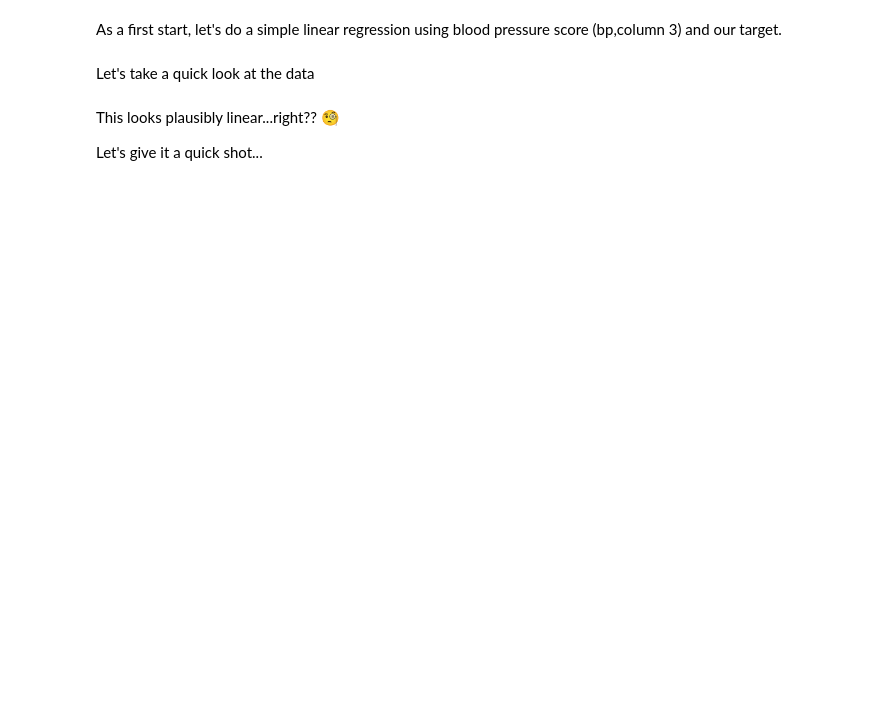
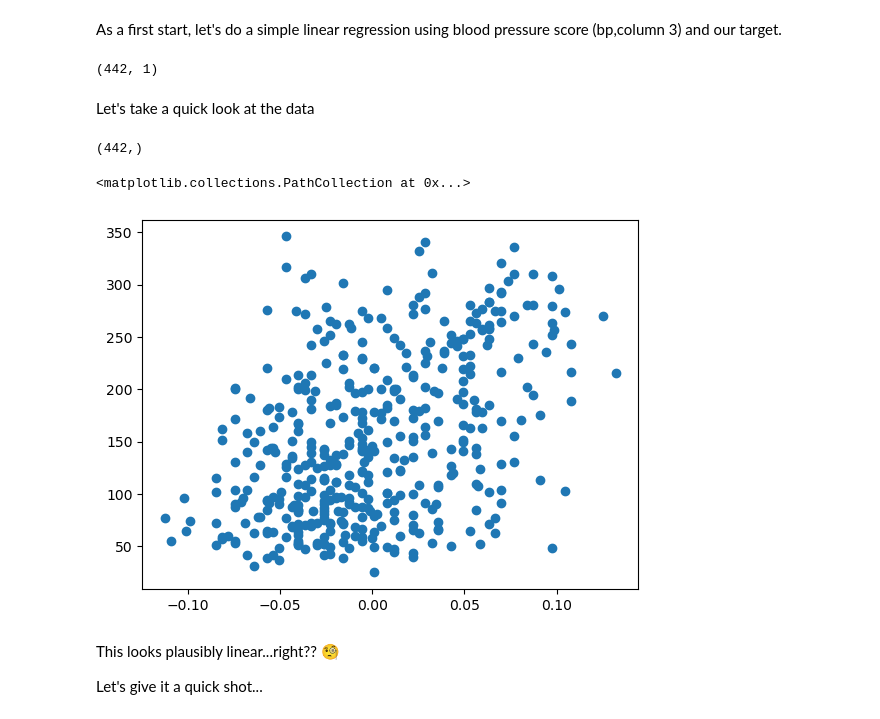
Before and after one commit to EJMancero/Jupyter_Content2, a Jupyter notebook: 08_Bias_variance_tradeoff_student.ipynb, the cells around one changed output. Cells and saved outputs as stored; diff of their text form; code cells hidden in the pictures; blank space fills up the shorter version.

```diff
--- a/08_Bias_variance_tradeoff_student.ipynb
+++ b/08_Bias_variance_tradeoff_student.ipynb
@@ -16,9 +24,25 @@ from sklearn.datasets import load_diabetes
 # %%
  # Reload for sklearn use
+X_diabetes, y_diabetes = load_diabetes(return_X_y = True)
 # %% [markdown]
 As a first start, let's do  a simple linear regression using blood pressure score (bp,column 3) and our target.
+# %%
+X_bp = X_diabetes[:,3, np.newaxis]
+X_bp.shape
+# %% [output]
+(442, 1)
 # %% [markdown]
 Let's take a quick look at the data
+# %%
+y_diabetes.shape
+# %% [output]
+(442,)
+# %%
+import matplotlib.pyplot as plt
+plt.scatter(X_bp,y_diabetes)
+# %% [output]
+<matplotlib.collections.PathCollection at 0x...>
+[figure, added]
 # %% [markdown]
 This looks plausibly linear...right?? 🧐
 
```
Also changed, not shown: parts of 5 cells of this notebook.
